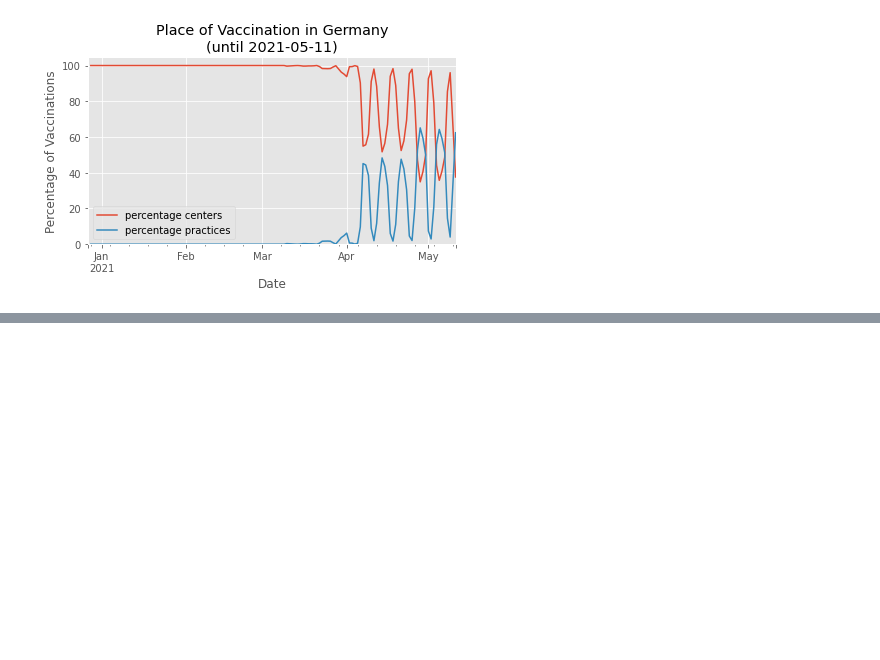
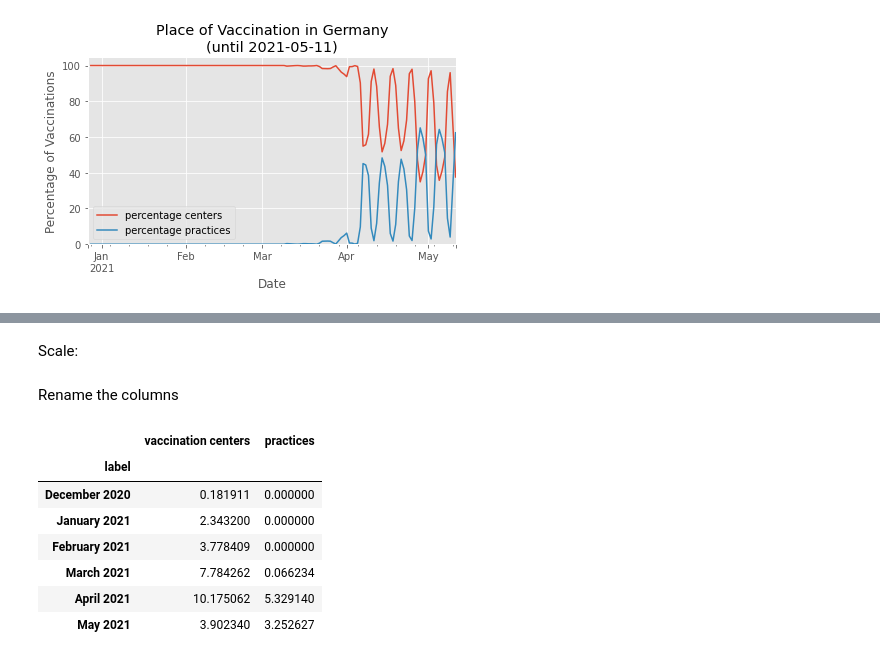
Before and after one commit to RuedigerVoigt/track-covid-19, a Jupyter notebook: vaccination.ipynb, the cells around one changed output, grey strips where cells are left out. Drawn from its saved outputs; the diff is of its cells as text; code cells hidden in the pictures; blank space fills up the shorter version.

```diff
--- a/vaccination.ipynb
+++ b/vaccination.ipynb
@@ -481,0 +501,2 @@ fig.savefig('img/vaccinations_germany_by_place.png')
+# %% [markdown]
+Scale:
@@ -481,0 +506,18 @@ fig.savefig('img/vaccinations_germany_by_place.png')
+# %% [markdown]
+Rename the columns
+# %%
+by_place_monthly['month'] = by_place_monthly.index.strftime('%B')
+by_place_monthly['year'] =  by_place_monthly.index.strftime('%Y')
+by_place_monthly['label'] = by_place_monthly['month'] + ' ' + by_place_monthly['year']
+by_place_monthly.drop(columns=['month', 'year'], inplace=True)
+by_place_monthly.set_index('label', inplace=True)
+by_place_monthly.tail(6)
+# %% [output]
+|  | vaccination centers | practices |
+| label |  |  |
+| December 2020 | 0.181911 | 0.000000 |
+| January 2021 | 2.343200 | 0.000000 |
+| February 2021 | 3.778409 | 0.000000 |
+| March 2021 | 7.784262 | 0.066234 |
+| April 2021 | 10.175062 | 5.329140 |
+| May 2021 | 3.902340 | 3.252627 |
```
Also changed, not shown: parts of 7 cells of this notebook, 3 other files.
